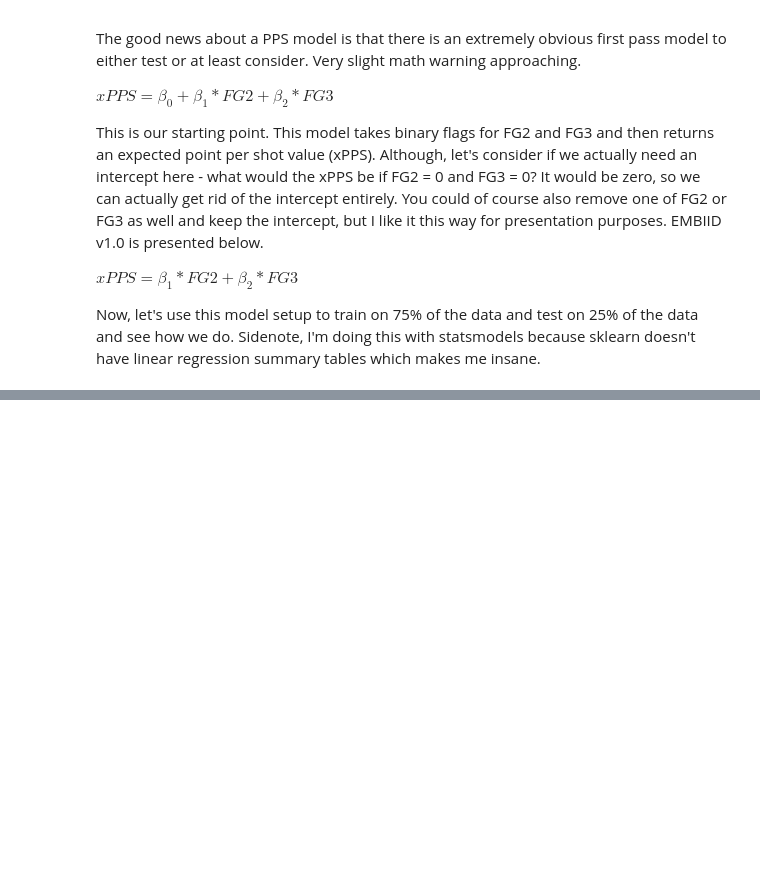
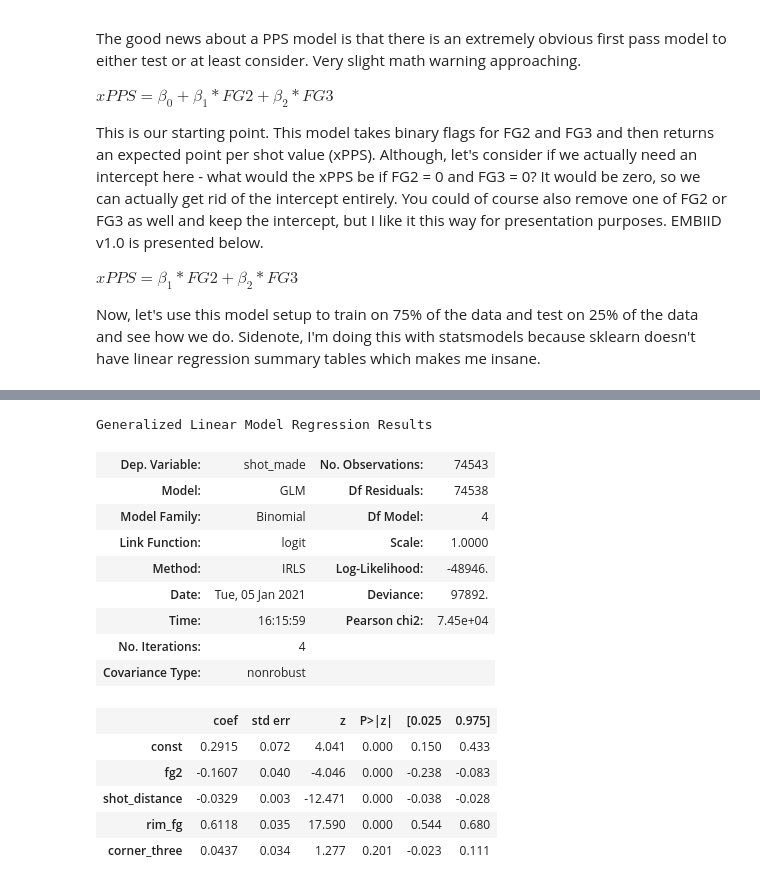
Before and after one commit to anpatton/basic-nba-tutorials, a Jupyter notebook: shot-quality/how_to_make_shot_quality_model.ipynb, the cells around one changed output, grey strips where cells are left out. Saved outputs shown, nothing was run; the diff lists cells and outputs as text; code cells hidden in the pictures; blank space fills up the shorter version.

```diff
--- a/shot-quality/how_to_make_shot_quality_model.ipynb
+++ b/shot-quality/how_to_make_shot_quality_model.ipynb
@@ -112,0 +223,31 @@ model.summary()
+# %%
+pd.options.mode.chained_assignment = None
+
+shots['rim_fg'] = np.where(shots['shot_distance'] <= 6, 1, 0)
+shots['corner_three'] = np.where((shots['fg3'] == 1) & (shots['y'] <= 5), 1, 0)
+
+train_shots, test_shots = train_test_split(shots, train_size=0.75, random_state=42)
+y_train = train_shots['shot_made']
+X_train = train_shots[['fg2', "shot_distance", "rim_fg", "corner_three"]]
+X_train = sm.add_constant(X_train) ## this adds the intercept back in (default is no intercept for sm)
+model = sm.GLM(y_train,
+               X_train,
+               family=sm.families.Binomial()).fit()
+model.summary()
+# %% [output]
+Generalized Linear Model Regression Results
+| Dep. Variable: | shot_made | No. Observations: | 74543 |
+| Model: | GLM | Df Residuals: | 74538 |
+| Model Family: | Binomial | Df Model: | 4 |
+| Link Function: | logit | Scale: | 1.0000 |
+| Method: | IRLS | Log-Likelihood: | -48946. |
+| Date: | Tue, 05 Jan 2021 | Deviance: | 97892. |
+| Time: | 16:15:59 | Pearson chi2: | 7.45e+04 |
+| No. Iterations: | 4 |  |  |
+| Covariance Type: | nonrobust |  |  |
+|  | coef | std err | z | P>|z| | [0.025 | 0.975] |
+| const | 0.2915 | 0.072 | 4.041 | 0.000 | 0.150 | 0.433 |
+| fg2 | -0.1607 | 0.040 | -4.046 | 0.000 | -0.238 | -0.083 |
+| shot_distance | -0.0329 | 0.003 | -12.471 | 0.000 | -0.038 | -0.028 |
+| rim_fg | 0.6118 | 0.035 | 17.590 | 0.000 | 0.544 | 0.680 |
+| corner_three | 0.0437 | 0.034 | 1.277 | 0.201 | -0.023 | 0.111 |
```
Also changed, not shown: parts of 13 cells of this notebook, 2 other files.
